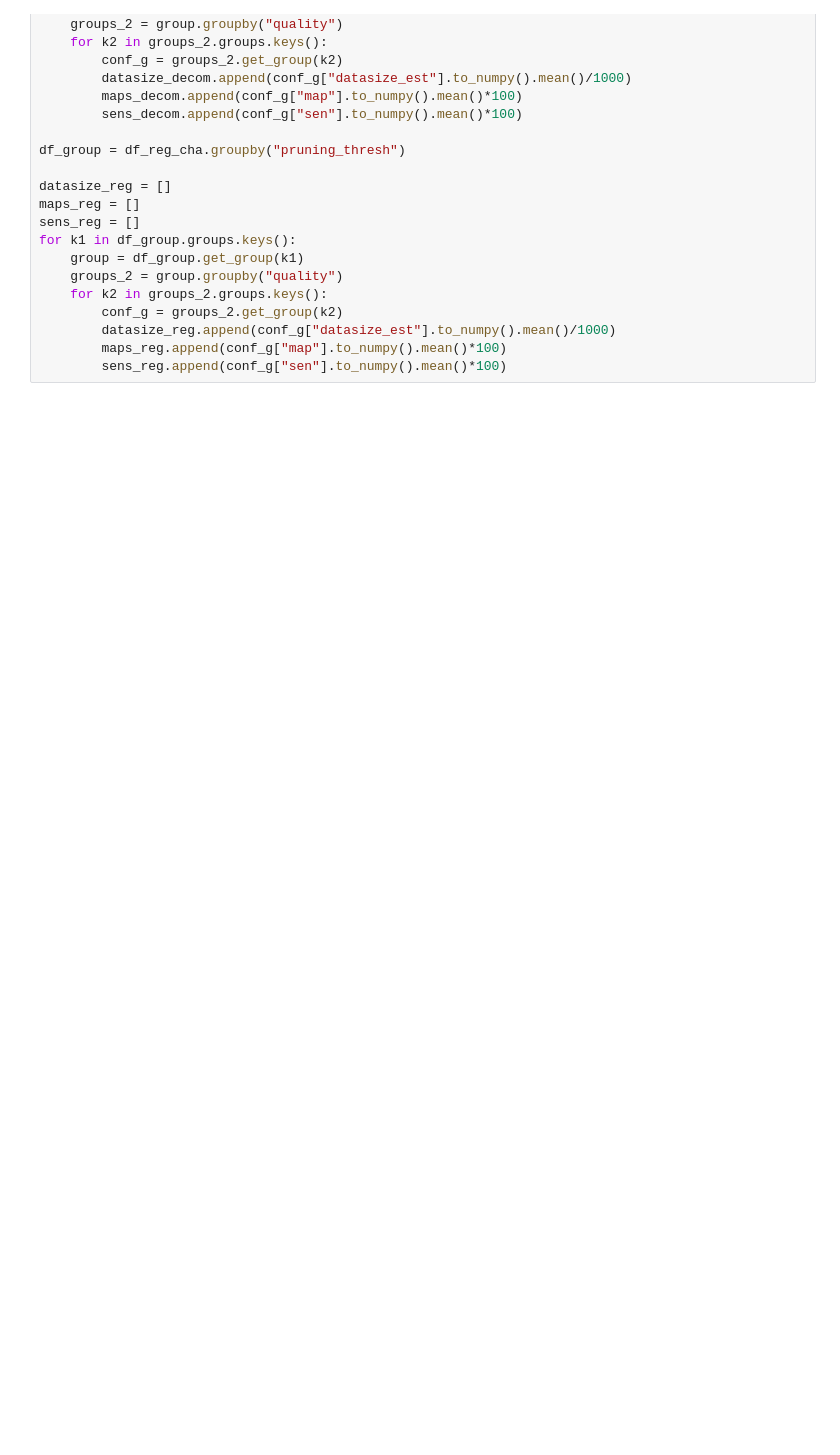
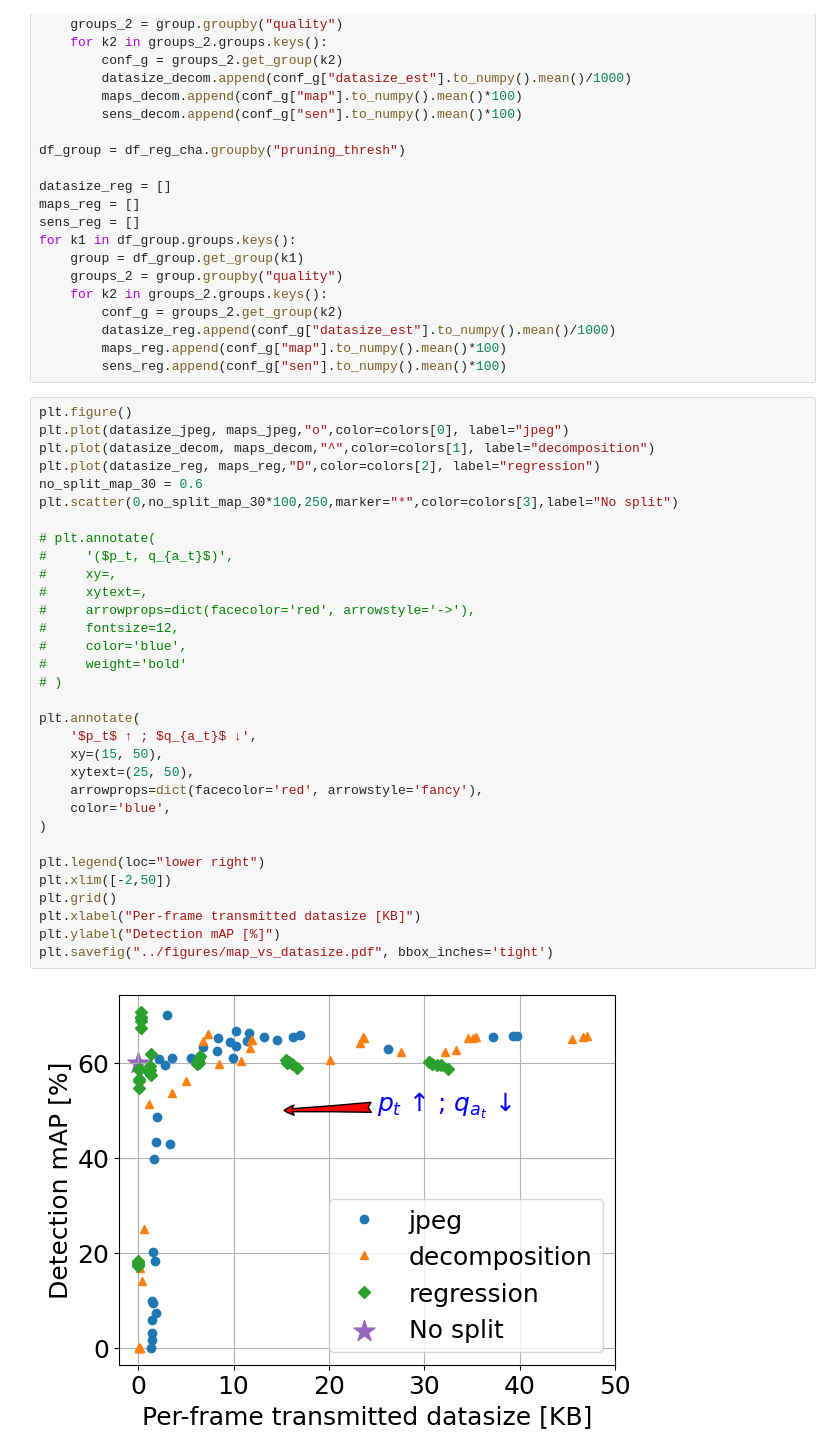
Before and after one commit to Rexyyj/split_DNN_framework, a Jupyter notebook: stable_tests/plot/map_vs_datasize.ipynb, the cells around one changed output. Cells and saved outputs as stored; diff of their text form; blank space fills up the shorter version.

```diff
--- a/stable_tests/plot/map_vs_datasize.ipynb
+++ b/stable_tests/plot/map_vs_datasize.ipynb
@@ -67,5 +67,39 @@ for k1 in df_group.groups.keys():
         datasize_reg.append(conf_g["datasize_est"].to_numpy().mean()/1000)
         maps_reg.append(conf_g["map"].to_numpy().mean()*100)
         sens_reg.append(conf_g["sen"].to_numpy().mean()*100)
+# %%
+plt.figure()
+plt.plot(datasize_jpeg, maps_jpeg,"o",color=colors[0], label="jpeg")
+plt.plot(datasize_decom, maps_decom,"^",color=colors[1], label="decomposition")
+plt.plot(datasize_reg, maps_reg,"D",color=colors[2], label="regression")
+no_split_map_30 = 0.6
+plt.scatter(0,no_split_map_30*100,250,marker="*",color=colors[3],label="No split")
+
+# plt.annotate(
+#     '($p_t, q_{a_t}$)',
+#     xy=,
+#     xytext=,
+#     arrowprops=dict(facecolor='red', arrowstyle='->'),
+#     fontsize=12,
+#     color='blue',
+#     weight='bold'
+# )
+
+plt.annotate(
+    '$p_t$ ↑ ; $q_{a_t}$ ↓',
+    xy=(15, 50),
+    xytext=(25, 50),
+    arrowprops=dict(facecolor='red', arrowstyle='fancy'),
+    color='blue',
+)
+
+plt.legend(loc="lower right")
+plt.xlim([-2,50])
+plt.grid()
+plt.xlabel("Per-frame transmitted datasize [KB]")
+plt.ylabel("Detection mAP [%]")
+plt.savefig("../figures/map_vs_datasize.pdf", bbox_inches='tight')
+# %% [output]
+[figure, added]
 # %%
 plt.figure()
```
Also changed, not shown: parts of 3 cells of this notebook, 10 other files.
